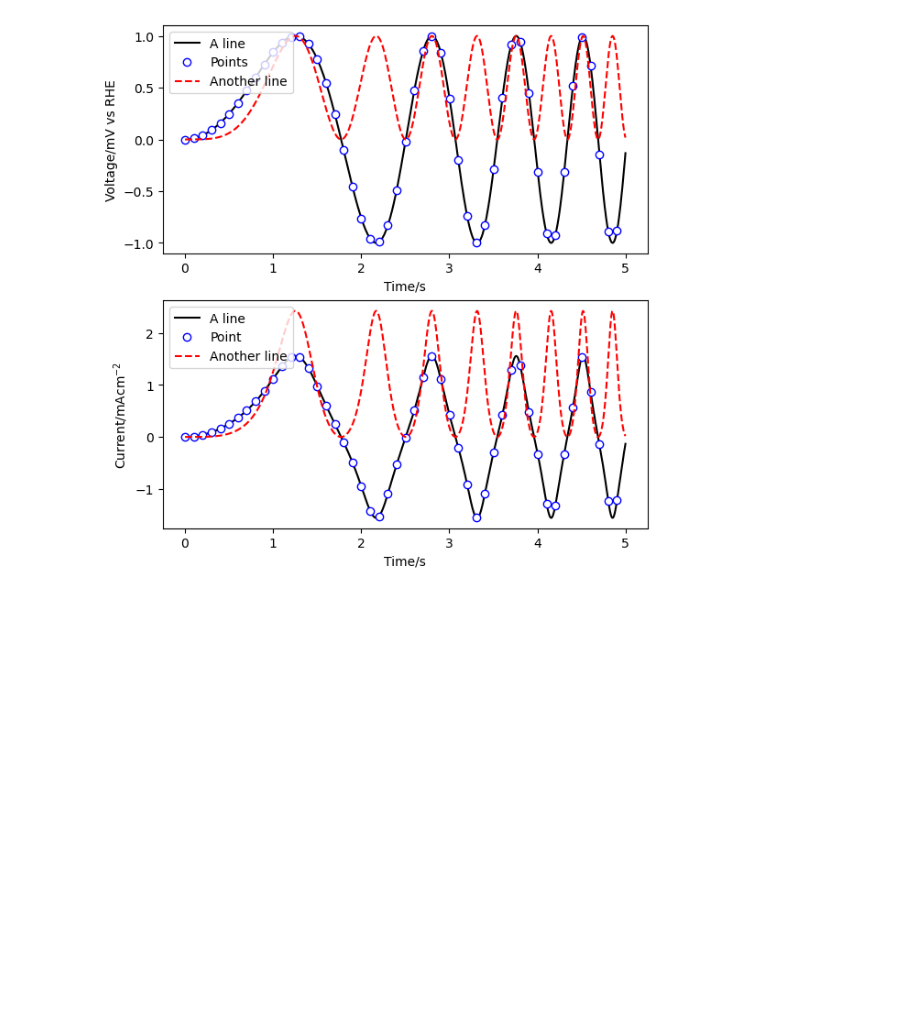
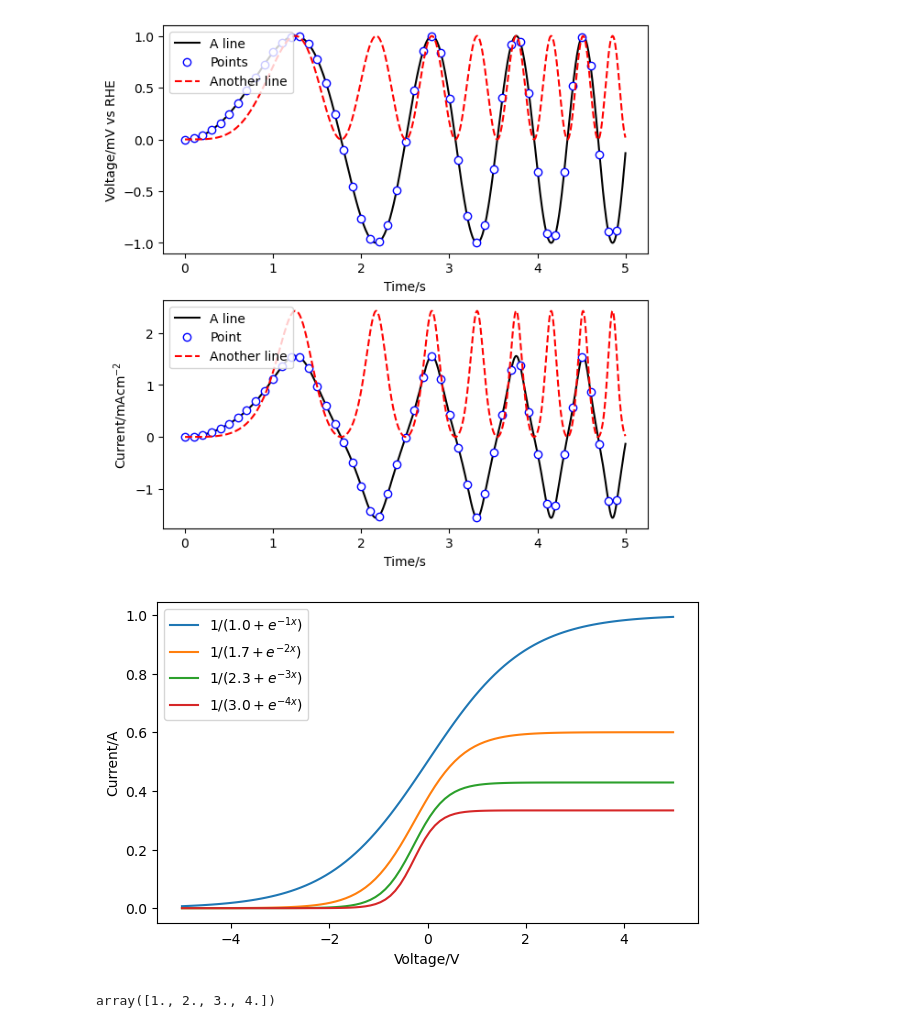
Before and after one commit to kristianfkt/latexpythontips, a Jupyter notebook: plotting.ipynb, the cells around one changed output. Cells and saved outputs as stored; diff of their text form; code cells hidden in the pictures; blank space fills up the shorter version.

```diff
--- a/plotting.ipynb
+++ b/plotting.ipynb
@@ -56,3 +58,29 @@ for ax in axs.ravel():
 mypackage.figs.savefig(fig, 'example_2')
 # %% [output]
 [figure]
+# %%
+alpha = np.linspace(1,3,4)
+beta  = np.linspace(1,4,4)
+x     = np.linspace(-5,5,100)
+
+fig,ax = plt.subplots(figsize=mypackage.figs.rectangle(1),constrained_layout=True)
+ax.set_xlabel(mypackage.axes.voltage())
+ax.set_ylabel(mypackage.axes.current())
+
+for a,b in zip(alpha,beta):
+    y = 1/(a+np.exp(-b*x))
+    ax.plot(x,y, label='$1/\left('+f'{a:.1f}'+'+e^{-'+f'{b:.0f}'+'x}\\right)$')
+ax.legend()
+mypackage.figs.savefig(fig, 'example_3')
+
+"""
+Save alpha and beta
+pandas is just easier here
+"""
+ab = pd.DataFrame({'alpha':alpha, 'beta':beta}).to_csv('./tabs/example_3.csv')
+# %% [output]
+[figure, added]
+# %%
+beta
+# %% [output]
+array([1., 2., 3., 4.])
```
Also changed, not shown: parts of 1 cell of this notebook, 19 other files.
